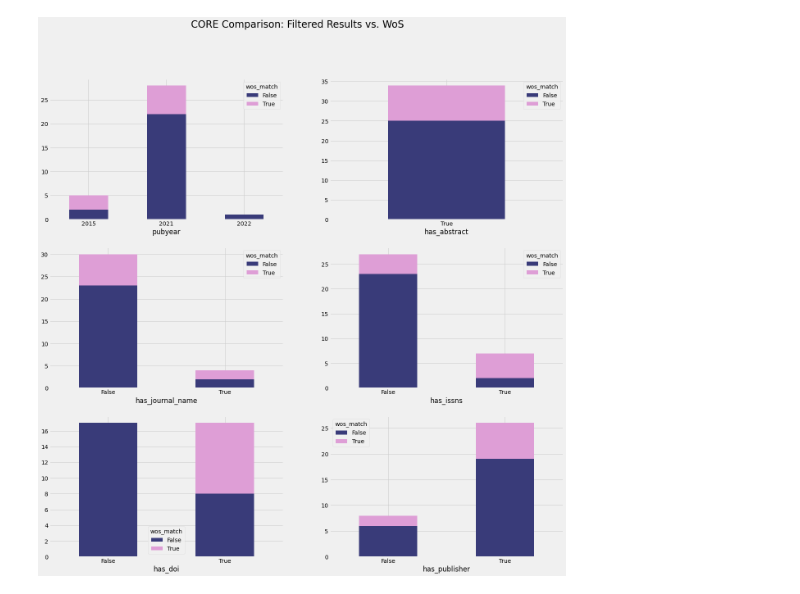
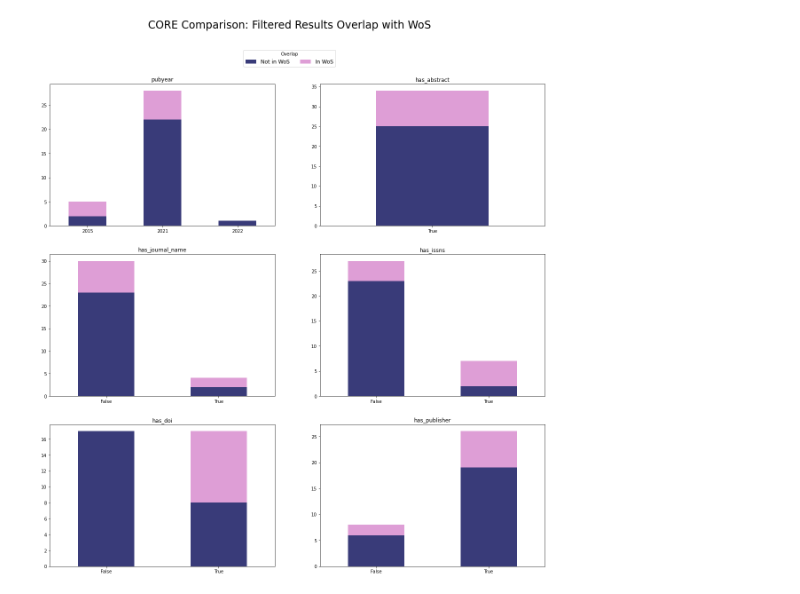
Before and after one commit to jerlanger/mcc, a Jupyter notebook: engineEval/core/notebooks/coreAPIEval.ipynb, the cells around one changed output. Drawn from its saved outputs; the diff is of its cells as text; code cells hidden in the pictures.

```diff
--- a/engineEval/core/notebooks/coreAPIEval.ipynb
+++ b/engineEval/core/notebooks/coreAPIEval.ipynb
@@ -199,13 +203,16 @@ df_docType = df_q2_agg.groupby(["pubyear","documentType"], dropna=False)[["has_a
                         .agg(np.sum)
 
 fig, axes = plt.subplots(nrows=3, ncols=2, figsize=(20,20))
+plt.suptitle('CORE Comparison: Metadata Availability (Full Results)', size=20)
 
 rw=0
-col=0
+col=1
+
+df_docType["row_count"].unstack(level=0).plot.bar(stacked=True, title="Number of Documents (by DocType)", colormap="tab20b", rot=0, xlabel="", ax=axes[0,0], legend=0)
 for c in df_docType.columns:
     if c != "row_count":
         df_docType.assign(pct = df_docType[c]/df_docType["row_count"])\
-          .loc[:,"pct"].unstack().plot.barh(title=f"pct_{c}", xlabel="", ylim=(0,1), ax=axes[rw,col])
+          .loc[:,"pct"].unstack(level=0).plot.bar(title=f"Percent [{c}]", colormap="tab20b", rot=0, xlabel="", ylim=(0,1.05), ax=axes[rw,col], legend=0)
         #plt.legend(loc="center", bbox_to_anchor=(1.1,0.5),ncol=1, fancybox=True)
         #plt.savefig(f"../local/viz/docType/pct_{c}.png", bbox_inches="tight")
         if col==1:
@@ -214,5 +221,9 @@ for c in df_docType.columns:
         else:
             col+=1
 
-plt.savefig("../local/viz/docType/docType_overview.png", bbox_inches="tight")
+h, l = axes[0,0].get_legend_handles_labels()
+fig.legend(h, labels=l, loc='center', bbox_to_anchor=(0.5,0.92), title="Year Published", ncol=3, prop={"size": 12}, fancybox=True)
+#fig.tight_layout()
+
+plt.savefig("../local/viz/docType/docType_overview.png",bbox_inches="tight")
 # %% [output]
@@ -244,21 +255,25 @@ df_q2_agg.loc[df_q2_agg["wos_match"]]\
 # %%
 # Availability of Columns for Filtered Results vs. Wos #
 
 fig, axes = plt.subplots(nrows=3, ncols=2, figsize=(20,20))
-plt.suptitle('CORE Comparison: Filtered Results vs. WoS', size=24)
+plt.suptitle('CORE Comparison: Filtered Results Overlap with WoS', size=24)
 
 rw = 0
 col = 0
 for c in df_q2_agg.columns:
     if ("has_" in c) or ("pubyear" in c):
         df_q2_agg.loc[df_q2_agg["query_match"]].groupby(["wos_match",c], dropna=False)["row_count"].agg("sum").unstack(level=0)\
-                .plot.bar(colormap="tab20b", xlabel=c, stacked=True, rot=0, ax=axes[rw,col])
+                .plot.bar(colormap="tab20b", title=c, xlabel="",stacked=True, rot=0, ax=axes[rw,col], legend=0)
         if col==1:
             col=0
             rw+=1
         else:
             col+=1
 
+h, l = axes[0,0].get_legend_handles_labels()
+fig.legend(h, labels=["Not in WoS","In WoS"], loc='center', bbox_to_anchor=(0.5,0.92), title="Overlap", ncol=3, prop={"size": 12}, fancybox=True)
+#fig.tight_layout()
+
 plt.savefig("../local/viz/wosOverlap/filtered_vs_wos_overview.png", bbox_inches="tight")
 # %% [output]
-[figure, old version]
+[figure, new version]
```
Also changed, not shown: parts of 5 cells of this notebook.
